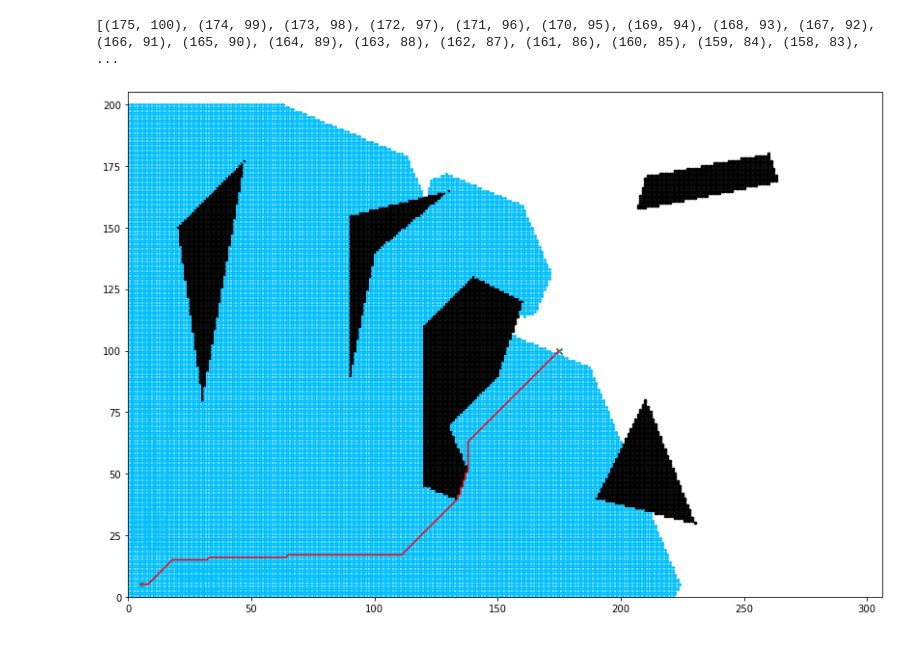
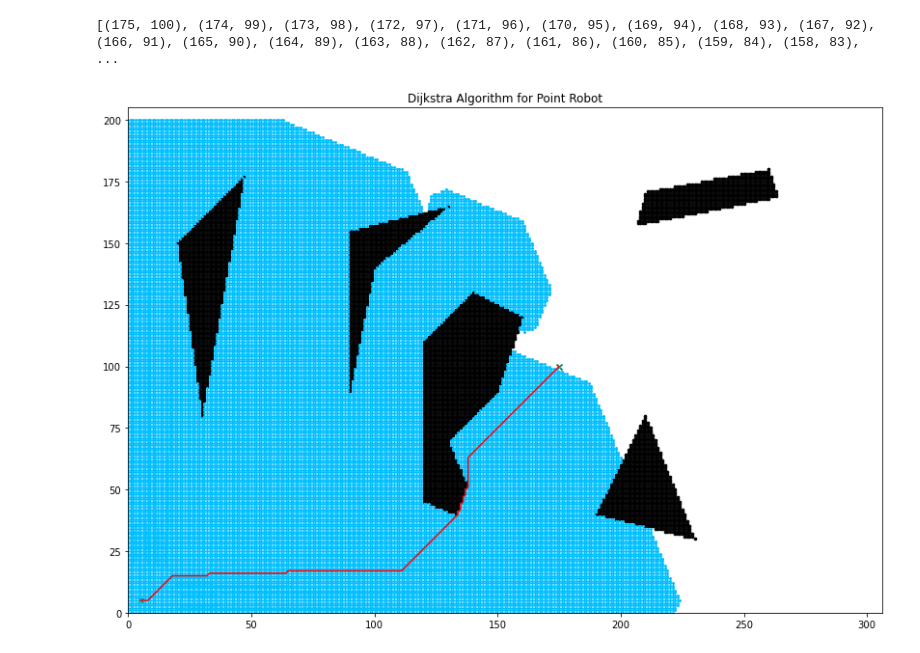
Before and after one commit to Shaswat2001/2DGrid_Based_Motion_Planning, a Jupyter notebook: Motion_Planning_PointRobot_Dijkstra.ipynb, the cells around one changed output. Drawn from its saved outputs; the diff is of its cells as text; code cells hidden in the pictures.

Commit message:
Dijkstra Algorithm for Point Robot

```diff
--- a/Motion_Planning_PointRobot_Dijkstra.ipynb
+++ b/Motion_Planning_PointRobot_Dijkstra.ipynb
@@ -276,31 +276,35 @@ for pt in obstacle_points:
 
 # creates a list of x and y coordinates of points that lie on shortest path
 distance_x=[]
 distance_y=[]
 for c in backtrack_node:
     distance_x.append(c[0])
     distance_y.append(c[1])
 
 fig = plt.figure(figsize=(14,14))
 ax = fig.add_subplot(111, aspect='equal', autoscale_on=True,xlim=(0,306), ylim=(0,205))
 # plots obstacles in the grid
 plt.scatter(obstacle_x,obstacle_y,c='black',s=7)
 # plots the start node
 g=plt.scatter(start[0],start[1],c='darkgreen',marker='x')
 # plots the goal node
 sw=plt.scatter(goal[0],goal[1],c='darkgreen',marker='x')
 # plots the shortest path
 s=plt.plot(distance_x,distance_y,c='red')
 
 # creates a list of x and y coordinates of visited nodes
 visited_x=[]
 visited_y=[]
 for j in range(len(visited)):
     x_s=visited[j][0]
     y_s=visited[j][1]
     visited_x.append(x_s)
     visited_y.append(y_s)
 # plots all the visited nodes in the grid
 s=plt.scatter(visited_x,visited_y,c='deepskyblue',s=4,marker='x')
+
+plt.title("Dijkstra Algorithm for Point Robot")
+
+plt.show()
 # %% [output]
-[figure, old version]
+[figure, new version]
```
